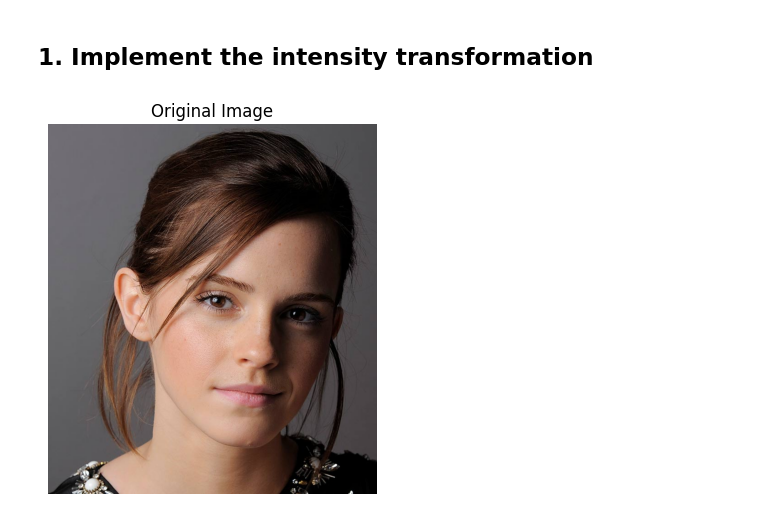
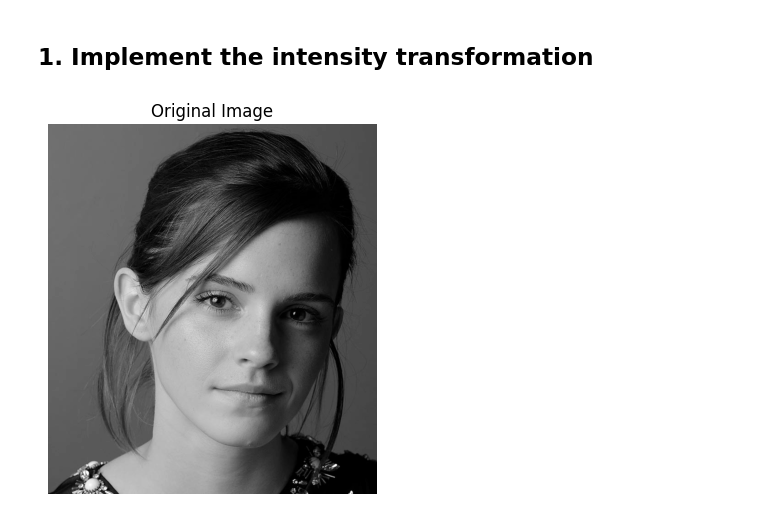
Before and after one commit to eshansurendra/EN3160_Assignment_01, a Jupyter notebook: Assignmnet_1.ipynb, the cells around one changed output. Drawn from its saved outputs; the diff is of its cells as text; code cells hidden in the pictures.

```diff
--- a/Assignmnet_1.ipynb
+++ b/Assignmnet_1.ipynb
@@ -7,16 +7,14 @@ import cv2
 import numpy as np
 import matplotlib.pyplot as plt
 # %%
-# Read the image using OpenCV
-img = cv2.imread('a1images/emma.jpg')
+# Load the image in grayscale
+image_path = 'a1images/emma.jpg'
+image = cv2.imread(image_path, cv2.IMREAD_GRAYSCALE)
 
-# Convert BGR image to RGB
-img_rgb = cv2.cvtColor(img, cv2.COLOR_BGR2RGB)
-
-# Display the image using Matplotlib
-plt.imshow(img_rgb)
-plt.title('Original Image')
-plt.axis('off')  # Hide the axis
+# Display the original image
+plt.imshow(image, cmap='gray')
+plt.title("Original Image")
+plt.axis('off')
 plt.show()
 # %% [output]
-[figure, old version]
+[figure, new version]
```
Also changed, not shown: parts of 3 cells of this notebook.
